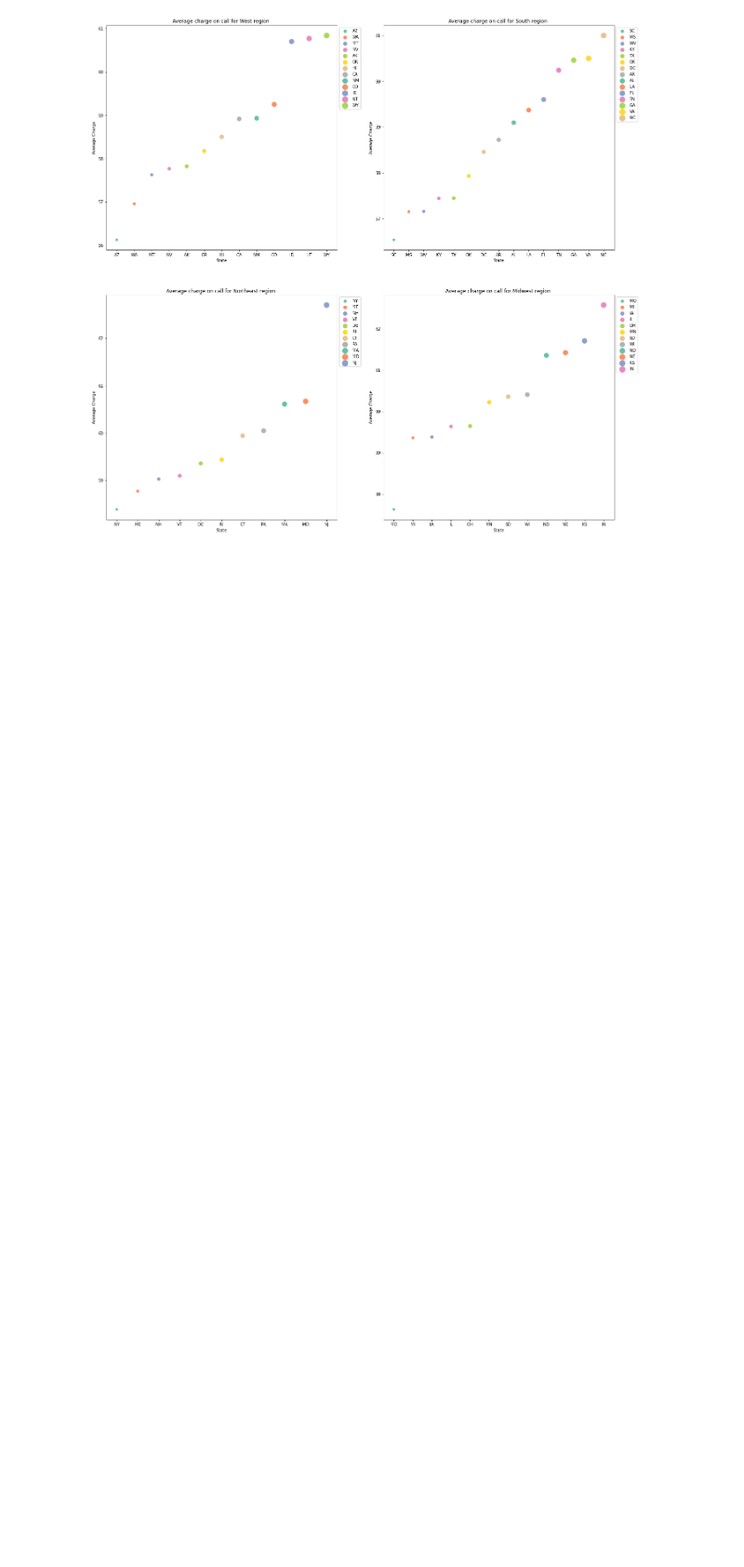
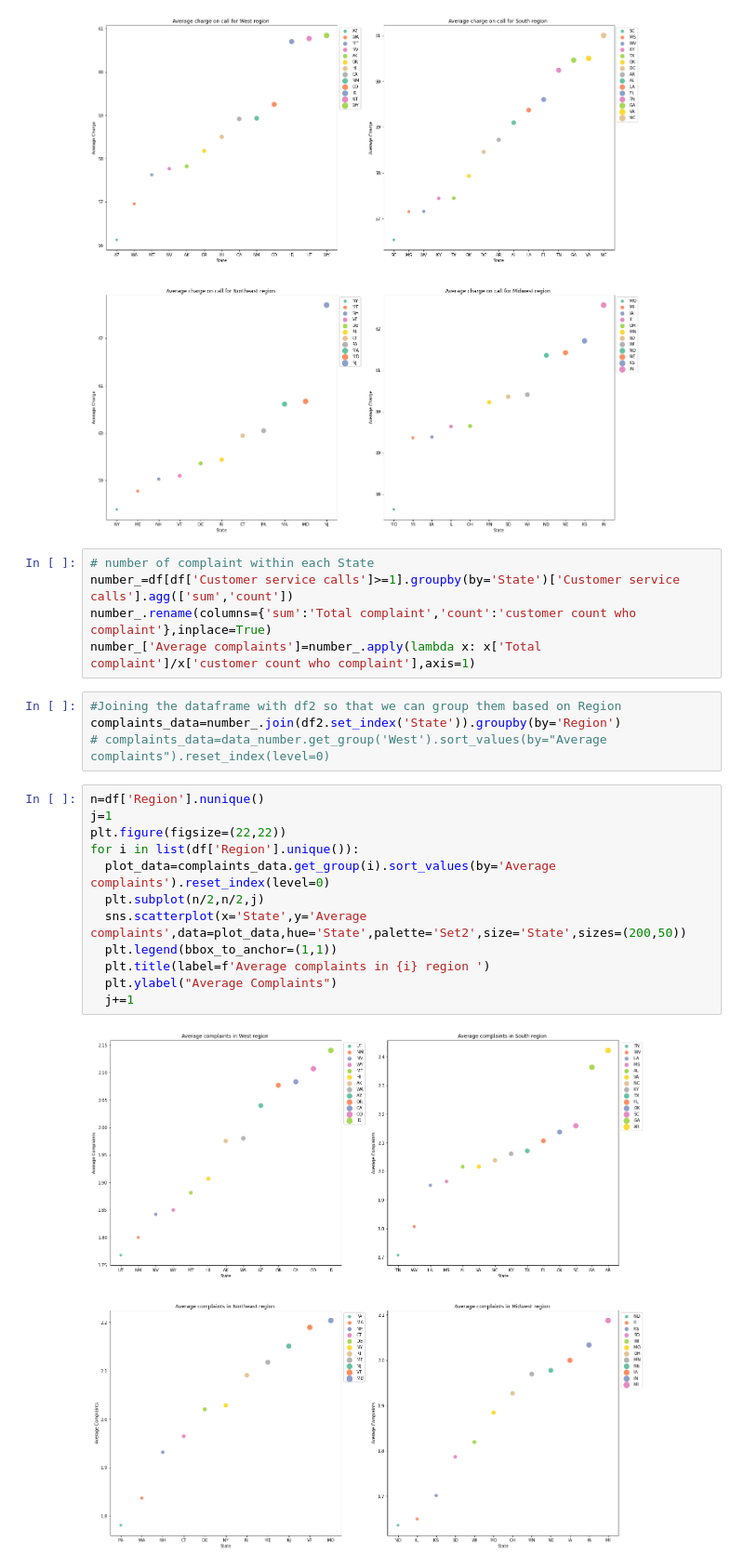
Before and after one commit to parasgupta1995/Almabetter-Capstone-project, a Jupyter notebook: _telecom_churn_analysis_almabetter_capstone_project.ipynb, the cells around one changed output. Shown at 93% size. Drawn from its saved outputs; the diff is of its cells as text; blank space fills up the shorter version.

```diff
--- a/_telecom_churn_analysis_almabetter_capstone_project.ipynb
+++ b/_telecom_churn_analysis_almabetter_capstone_project.ipynb
@@ -264,3 +264,26 @@ for i in list(df['Region'].unique()):
   j+=1
 # %% [output]
 [figure]
+# %%
+# number of complaint within each State
+number_=df[df['Customer service calls']>=1].groupby(by='State')['Customer service calls'].agg(['sum','count'])
+number_.rename(columns={'sum':'Total complaint','count':'customer count who complaint'},inplace=True)
+number_['Average complaints']=number_.apply(lambda x: x['Total complaint']/x['customer count who complaint'],axis=1)
+# %%
+#Joining the dataframe with df2 so that we can group them based on Region
+complaints_data=number_.join(df2.set_index('State')).groupby(by='Region')
+# complaints_data=data_number.get_group('West').sort_values(by="Average complaints").reset_index(level=0)
+# %%
+n=df['Region'].nunique()
+j=1
+plt.figure(figsize=(22,22))
+for i in list(df['Region'].unique()):
+  plot_data=complaints_data.get_group(i).sort_values(by='Average complaints').reset_index(level=0)
+  plt.subplot(n/2,n/2,j)
+  sns.scatterplot(x='State',y='Average complaints',data=plot_data,hue='State',palette='Set2',size='State',sizes=(200,50))
+  plt.legend(bbox_to_anchor=(1,1))
+  plt.title(label=f'Average complaints in {i} region ')
+  plt.ylabel("Average Complaints")
+  j+=1
+# %% [output]
+[figure, added]
```
